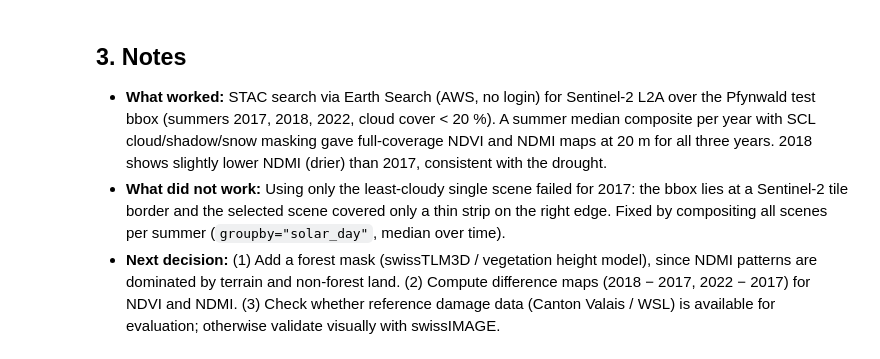
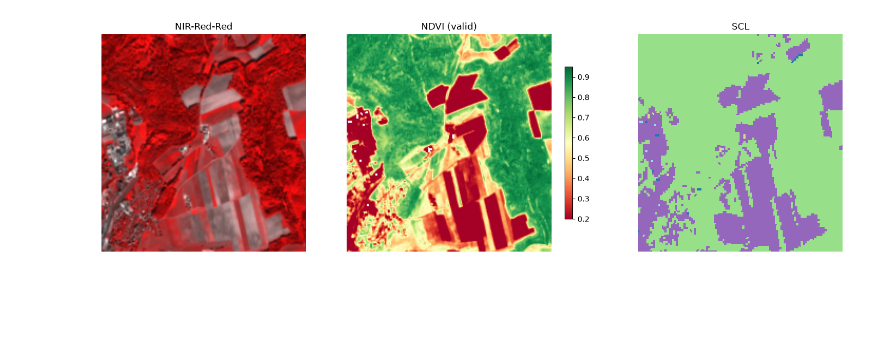
Before and after one commit to leudavid99-ops/sds320-project, a Jupyter notebook: notebooks/01_data_search.ipynb, the cells around one changed output. Drawn from its saved outputs; the diff is of its cells as text; code cells hidden in the pictures; blank space fills up the shorter version.

```diff
--- a/notebooks/01_data_search.ipynb
+++ b/notebooks/01_data_search.ipynb
@@ -54,0 +20,10 @@ for y in years:
+# %%
+cat = pystac_client.Client.open("https://planetarycomputer.microsoft.com/api/stac/v1",
+                                modifier=planetary_computer.sign_inplace)
+t0 = time.time()
+items = list(cat.search(collections=["sentinel-2-l2a"], bbox=TEST_BBOX, datetime=f"{WINDOW[0]}/{WINDOW[1]}",
+                        query={"eo:cloud_cover": {"lt": 70}}).item_collection())
+cc = sorted((i.properties["eo:cloud_cover"], i.datetime.date().isoformat(), i.id) for i in items)
+result.update(n_scenes=len(items), search_seconds=round(time.time() - t0, 1),
+              best_cloud=cc[0][0] if cc else None)
+pd.DataFrame(cc, columns=["cloud_cover_%", "date", "item_id"]).head(10)
@@ -57,15 +43,0 @@ for y in years:
-# %%
-indices = {}
-for y, items in items_by_year.items():
-    if not items:
-        print(y, "no scene found"); continue
-    ds = odc.stac.load(
-        items, bands=["red","nir","swir16","scl"],
-        bbox=BBOX, resolution=20, groupby="solar_day", chunks={}
-    )
-    valid = ~ds.scl.isin([0,1,3,8,9,10,11])
-    red, nir, swir = ds.red.astype(float), ds.nir.astype(float), ds.swir16.astype(float)
-    ndvi = ((nir-red)/(nir+red)).where(valid).median("time").compute()
-    ndmi = ((nir-swir)/(nir+swir)).where(valid).median("time").compute()
-    indices[y] = {"ndvi": ndvi, "ndmi": ndmi}
-    print(y, len(ds.time), "dates composited")
@@ -84,5 +44,22 @@ plt.tight_layout()
-# %% [markdown]
-## 3. Notes
-- **What worked:** STAC search via Earth Search (AWS, no login) for Sentinel-2 L2A over the Pfynwald test bbox (summers 2017, 2018, 2022, cloud cover < 20 %). A summer median composite per year with SCL cloud/shadow/snow masking gave full-coverage NDVI and NDMI maps at 20 m for all three years. 2018 shows slightly lower NDMI (drier) than 2017, consistent with the drought.
-- **What did not work:** Using only the least-cloudy single scene failed for 2017: the bbox lies at a Sentinel-2 tile border and the selected scene covered only a thin strip on the right edge. Fixed by compositing all scenes per summer (`groupby="solar_day"`, median over time).
-- **Next decision:** (1) Add a forest mask (swissTLM3D / vegetation height model), since NDMI patterns are dominated by terrain and non-forest land. (2) Compute difference maps (2018 − 2017, 2022 − 2017) for NDVI and NDMI. (3) Check whether reference damage data (Canton Valais / WSL) is available for evaluation; otherwise validate visually with swissIMAGE.
+# %%
+best = next(i for i in items if i.id == cc[0][2])
+baseline = float(best.properties.get("s2:processing_baseline", "0"))
+t0 = time.time()
+ds = odc.stac.load([best], bands=["B04", "B08", "SCL"], bbox=TEST_BBOX, crs=CRS, resolution=RES,
+                   resampling={"*": "bilinear", "SCL": "nearest"}).isel(time=0).compute()
+off = 0.1 if baseline >= 4.0 else 0.0                       # +1000 DN offset since baseline 04.00
+red = (ds.B04.where(ds.B04 > 0) * 1e-4 - off).clip(0, 1)
+nir = (ds.B08.where(ds.B08 > 0) * 1e-4 - off).clip(0, 1)
+ndvi = (nir - red) / (nir + red)
+valid = ~ds.SCL.isin([0, 1, 3, 8, 9, 10, 11])
+result.update(item=best.id, baseline=baseline, load_seconds=round(time.time() - t0, 1),
+              pixels=int(ds.SCL.size), valid_share=round(float(valid.mean()), 3),
+              ndvi_median=round(float(ndvi.where(valid).median()), 3))
+fig, ax = plt.subplots(1, 3, figsize=(15, 4.5))
+ax[0].imshow(np.dstack([nir, red, red]).clip(0, 0.4) / 0.4); ax[0].set_title("NIR-Red-Red")
+im = ax[1].imshow(ndvi.where(valid), cmap="RdYlGn", vmin=0.2, vmax=0.95); plt.colorbar(im, ax=ax[1], shrink=.7); ax[1].set_title("NDVI (valid)")
+ax[2].imshow(ds.SCL, cmap="tab20", interpolation="nearest"); ax[2].set_title("SCL")
+for a in ax: a.axis("off")
+plt.tight_layout(); plt.show()
+# %% [output]
+[figure, added]
```
Also changed, not shown: parts of 19 cells of this notebook, 22 other files.
